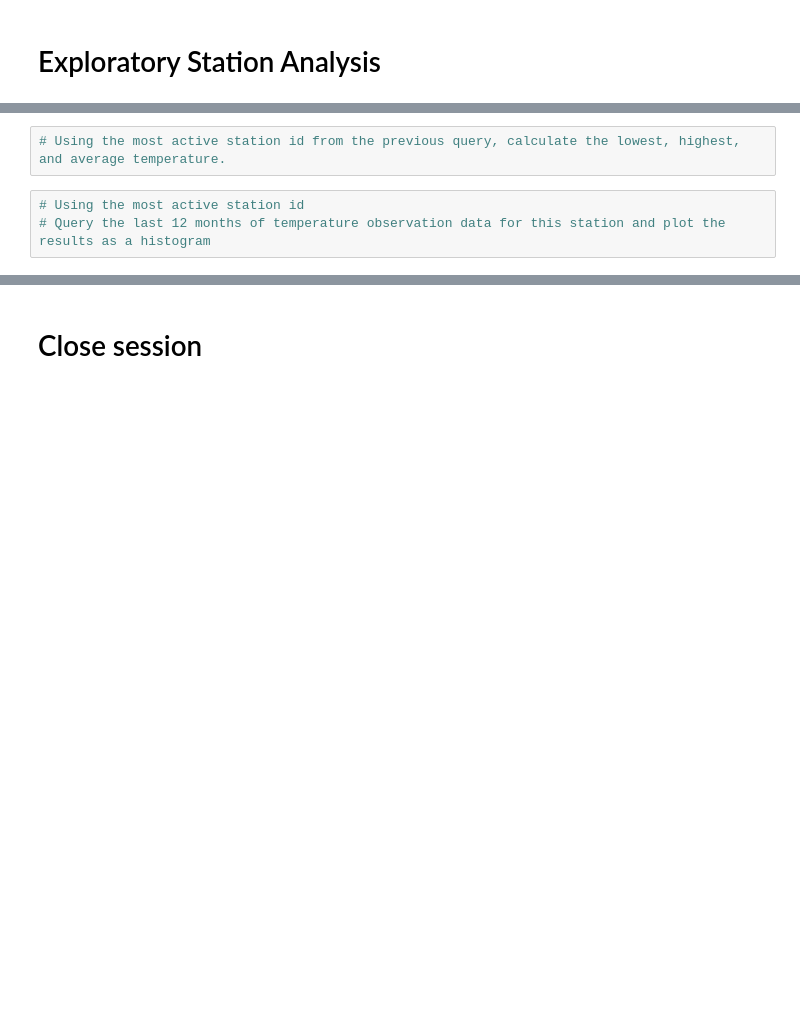
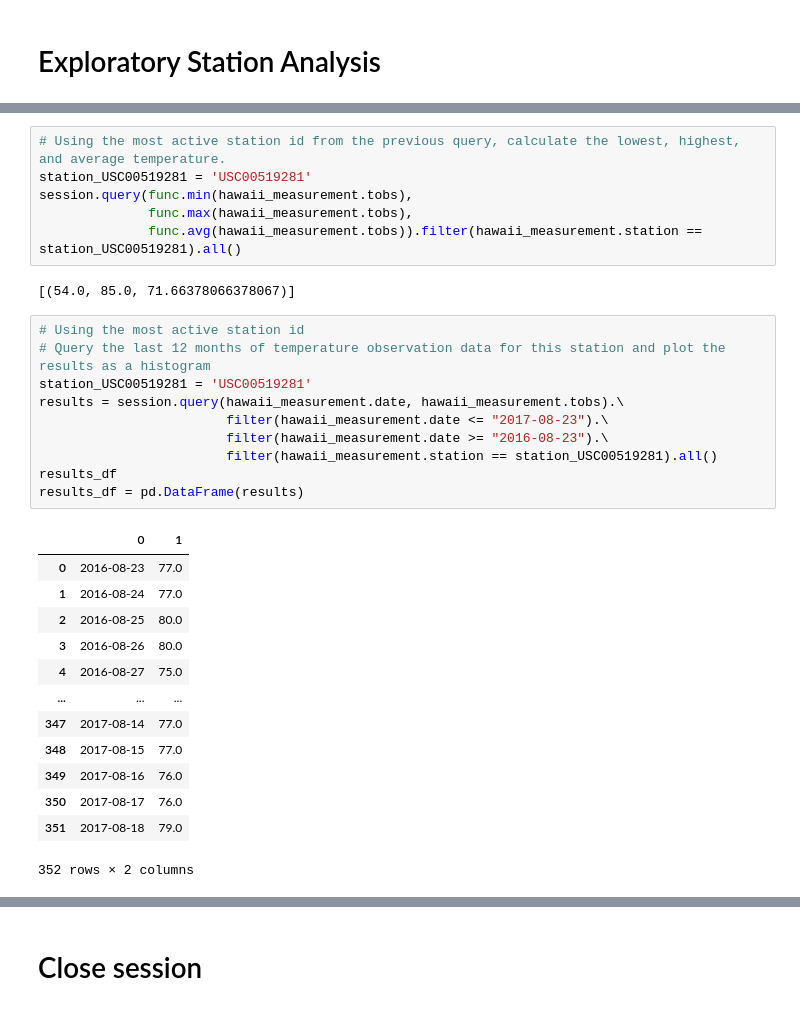
Before and after one commit to haodong191/sqlalchemy-challenge, a Jupyter notebook: climate.ipynb, the cells around one changed output, grey strips where cells are left out. Drawn from its saved outputs; the diff is of its cells as text; blank space fills up the shorter version.

```diff
--- a/climate.ipynb
+++ b/climate.ipynb
@@ -87,5 +103,32 @@ number_station = session.query(hawaii_station.id).count()
 # %%
 # Using the most active station id from the previous query, calculate the lowest, highest, and average temperature.
+station_USC00519281 = 'USC00519281'
+session.query(func.min(hawaii_measurement.tobs),
+              func.max(hawaii_measurement.tobs),
+              func.avg(hawaii_measurement.tobs)).filter(hawaii_measurement.station == station_USC00519281).all()
+# %% [output]
+[(54.0, 85.0, 71.66378066378067)]
 # %%
 # Using the most active station id
 # Query the last 12 months of temperature observation data for this station and plot the results as a histogram
+station_USC00519281 = 'USC00519281'
+results = session.query(hawaii_measurement.date, hawaii_measurement.tobs).\
+                        filter(hawaii_measurement.date <= "2017-08-23").\
+                        filter(hawaii_measurement.date >= "2016-08-23").\
+                        filter(hawaii_measurement.station == station_USC00519281).all()
+results_df
+results_df = pd.DataFrame(results)
+# %% [output]
+|  | 0 | 1 |
+| 0 | 2016-08-23 | 77.0 |
+| 1 | 2016-08-24 | 77.0 |
+| 2 | 2016-08-25 | 80.0 |
+| 3 | 2016-08-26 | 80.0 |
+| 4 | 2016-08-27 | 75.0 |
+| ... | ... | ... |
+| 347 | 2017-08-14 | 77.0 |
+| 348 | 2017-08-15 | 77.0 |
+| 349 | 2017-08-16 | 76.0 |
+| 350 | 2017-08-17 | 76.0 |
+| 351 | 2017-08-18 | 79.0 |
+352 rows × 2 columns
```
Also changed, not shown: parts of 4 cells of this notebook.
